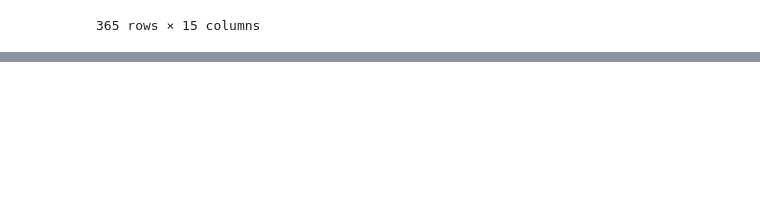
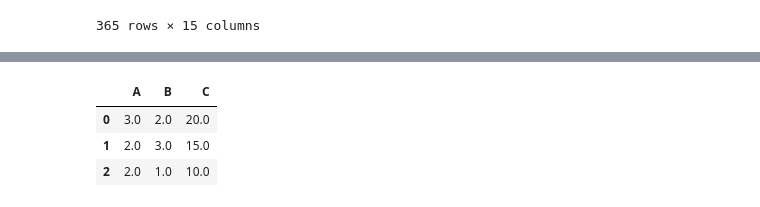
Before and after one commit to HafidAmbardi/tabulardataguidebook, a Jupyter notebook: Preprocessing/Preprocessing.ipynb, the cells around one changed output, grey strips where cells are left out. Drawn from its saved outputs; the diff is of its cells as text; code cells hidden in the pictures; blank space fills up the shorter version.

```diff
--- a/Preprocessing/Preprocessing.ipynb
+++ b/Preprocessing/Preprocessing.ipynb
@@ -378,0 +664,20 @@ pd.DataFrame(output, columns=pipeline.named_steps['preprocessor'].get_feature_na
+# %%
+from sklearn.impute import KNNImputer
+from sklearn.compose import ColumnTransformer
+from sklearn.pipeline import Pipeline
+
+# Define the KNNImputer
+knn_imputer = KNNImputer(n_neighbors=1,metric=minkowski)
+
+# Define your pipeline
+pipeline = Pipeline(steps=[
+    ('knn',knn_imputer)
+])
+
+output = pipeline.fit_transform(data4)
+pd.DataFrame(output, columns=pipeline.get_feature_names_out())
+# %% [output]
+|  | A | B | C |
+| 0 | 3.0 | 2.0 | 20.0 |
+| 1 | 2.0 | 3.0 | 15.0 |
+| 2 | 2.0 | 1.0 | 10.0 |
```
Also changed, not shown: parts of 9 cells of this notebook, 2 other files.
